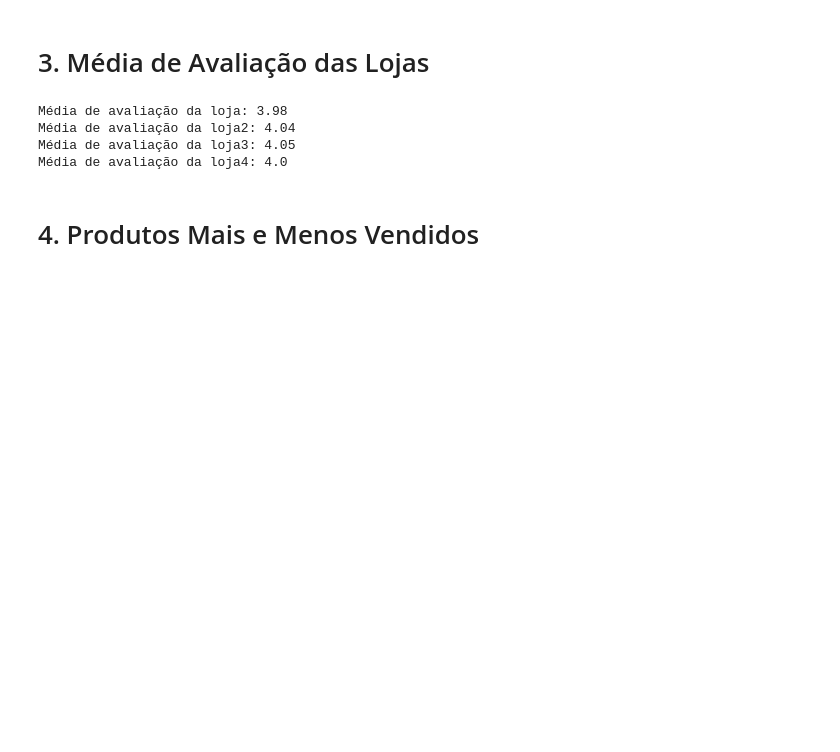
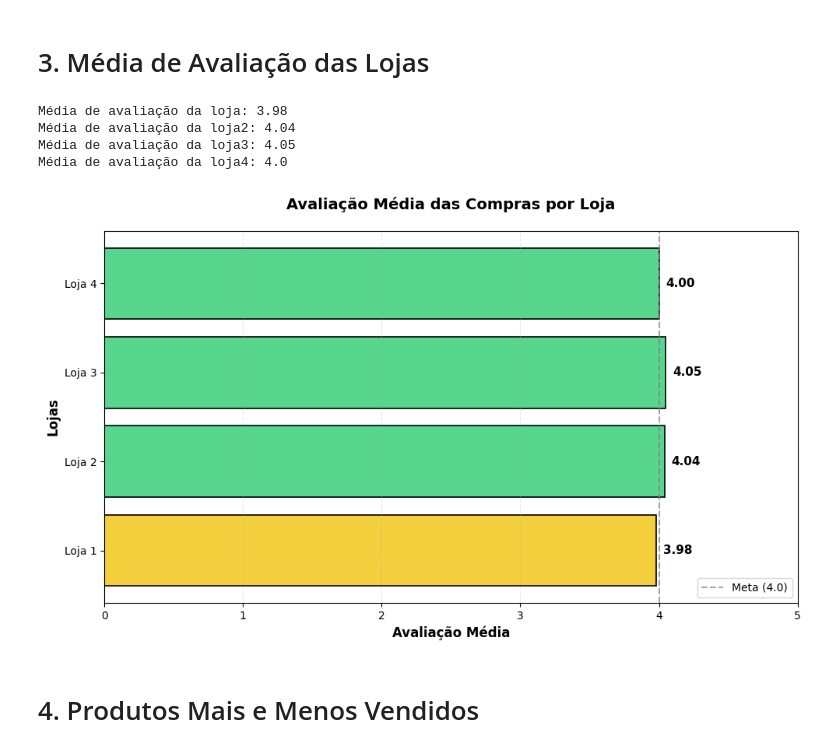
Before and after one commit to felipecmaciel/desafio-alura-store, a Jupyter notebook: AluraStoreBrasil.ipynb, the cells around one changed output. Cells and saved outputs as stored; diff of their text form; code cells hidden in the pictures; blank space fills up the shorter version.

```diff
--- a/AluraStoreBrasil.ipynb
+++ b/AluraStoreBrasil.ipynb
@@ -87,6 +129,39 @@ Média de avaliação da loja: 3.98
 Média de avaliação da loja2: 4.04
 Média de avaliação da loja3: 4.05
 Média de avaliação da loja4: 4.0
+# %%
+nomes_lojas = ['Loja 1', 'Loja 2', 'Loja 3', 'Loja 4']
+avaliacoes = [star, star2, star3, star4]
+cores = []
+for av in avaliacoes:
+    if av >= 4.5:
+        cores.append('#2ECC71')
+    elif av >= 4.0:
+        cores.append('#58D68D')
+    elif av >= 3.5:
+        cores.append('#F4D03F')
+    elif av >= 3.0:
+        cores.append('#E67E22')
+    else:
+        cores.append('#E74C3C')
+fig, ax = plt.subplots(figsize=(10, 6))
+barras = ax.barh(nomes_lojas, avaliacoes, color=cores, edgecolor='black', linewidth=1.2)
+ax.set_xlabel('Avaliação Média', fontsize=12, fontweight='bold')
+ax.set_ylabel('Lojas', fontsize=12, fontweight='bold')
+ax.set_title('Avaliação Média das Compras por Loja',
+             fontsize=14, fontweight='bold', pad=20)
+ax.set_xlim(0, 5)
+ax.grid(axis='x', alpha=0.3, linestyle='--')
+for i, (barra, valor) in enumerate(zip(barras, avaliacoes)):
+    ax.text(valor + 0.05, i, f'{valor:.2f}',
+            va='center', fontsize=11, fontweight='bold')
+ax.axvline(x=4.0, color='gray', linestyle='--', linewidth=1.5,
+           label='Meta (4.0)', alpha=0.7)
+ax.legend(loc='lower right')
+plt.tight_layout()
+plt.show()
+# %% [output]
+[figure, added]
 # %% [markdown]
 # 4. Produtos Mais e Menos Vendidos
 # %%
```
Also changed, not shown: parts of 8 cells of this notebook.
